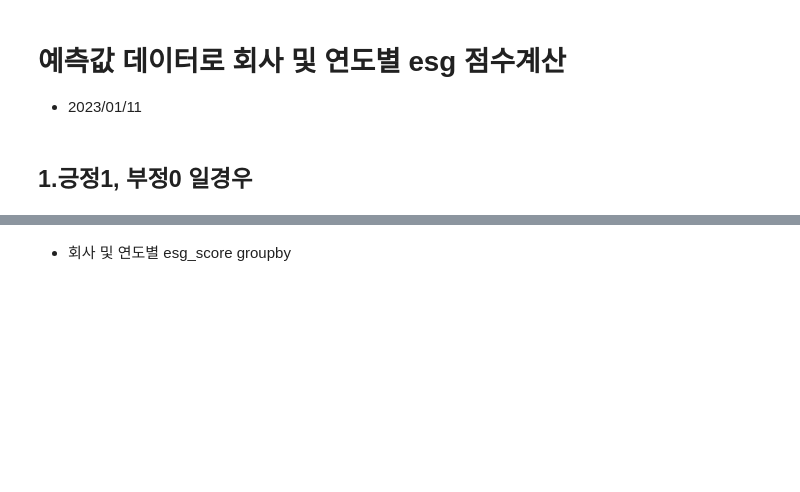
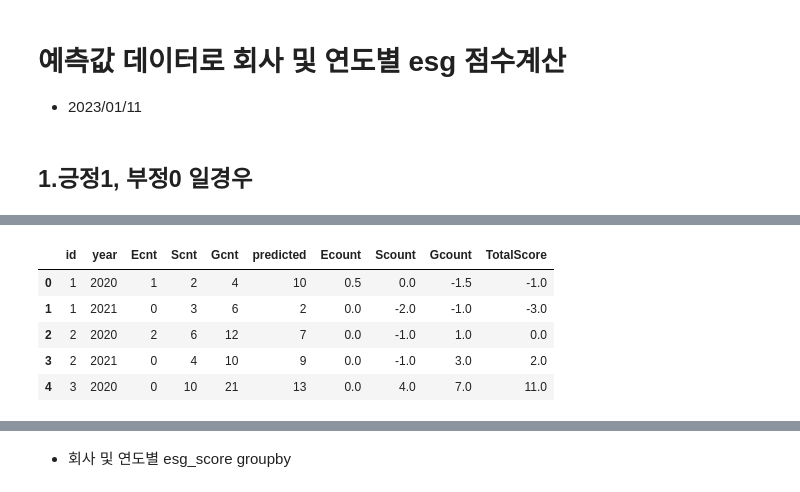
Before and after one commit to March-of-the-Ants/ESG-Rating-System, a Jupyter notebook: 5. rating/scoring_esg.ipynb, the cells around one changed output, grey strips where cells are left out. Saved outputs shown, nothing was run; the diff lists cells and outputs as text; code cells hidden in the pictures; blank space fills up the shorter version.

```diff
--- a/5. rating/scoring_esg.ipynb
+++ b/5. rating/scoring_esg.ipynb
@@ -10,2 +56,15 @@ predict=pd.read_excel("C:/Users/hanah/Desktop/workspace/Project/ESG/4. modelling
+# %%
+scoring = temp.groupby(['id','year']).sum().reset_index()
+# scoring.to_excel('scoring.xlsx', ignore_index=False)
+# %%
+scoring['TotalScore'] = scoring['Ecount'] + scoring['Scount'] + scoring['Gcount']
+scoring.head()
+# %% [output]
+|  | id | year | Ecnt | Scnt | Gcnt | predicted | Ecount | Scount | Gcount | TotalScore |
+| 0 | 1 | 2020 | 1 | 2 | 4 | 10 | 0.5 | 0.0 | -1.5 | -1.0 |
+| 1 | 1 | 2021 | 0 | 3 | 6 | 2 | 0.0 | -2.0 | -1.0 | -3.0 |
+| 2 | 2 | 2020 | 2 | 6 | 12 | 7 | 0.0 | -1.0 | 1.0 | 0.0 |
+| 3 | 2 | 2021 | 0 | 4 | 10 | 9 | 0.0 | -1.0 | 3.0 | 2.0 |
+| 4 | 3 | 2020 | 0 | 10 | 21 | 13 | 0.0 | 4.0 | 7.0 | 11.0 |
 # %%
 predict['predicted'].loc[predict['predicted'] == 0] = -1
```
Also changed, not shown: parts of 11 cells of this notebook, 4 other files.
